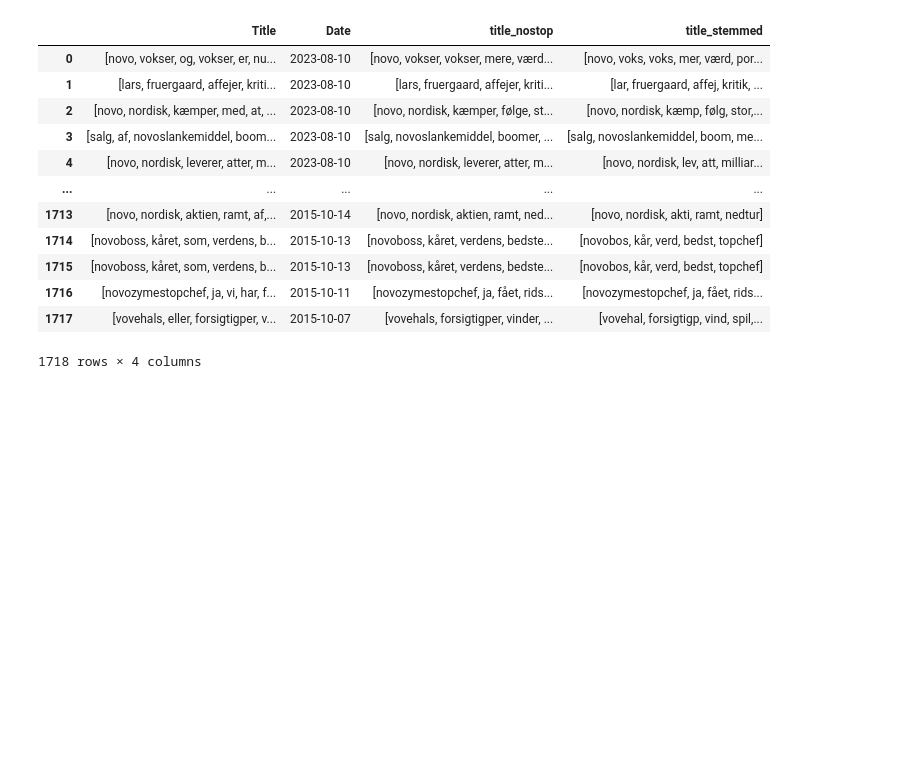
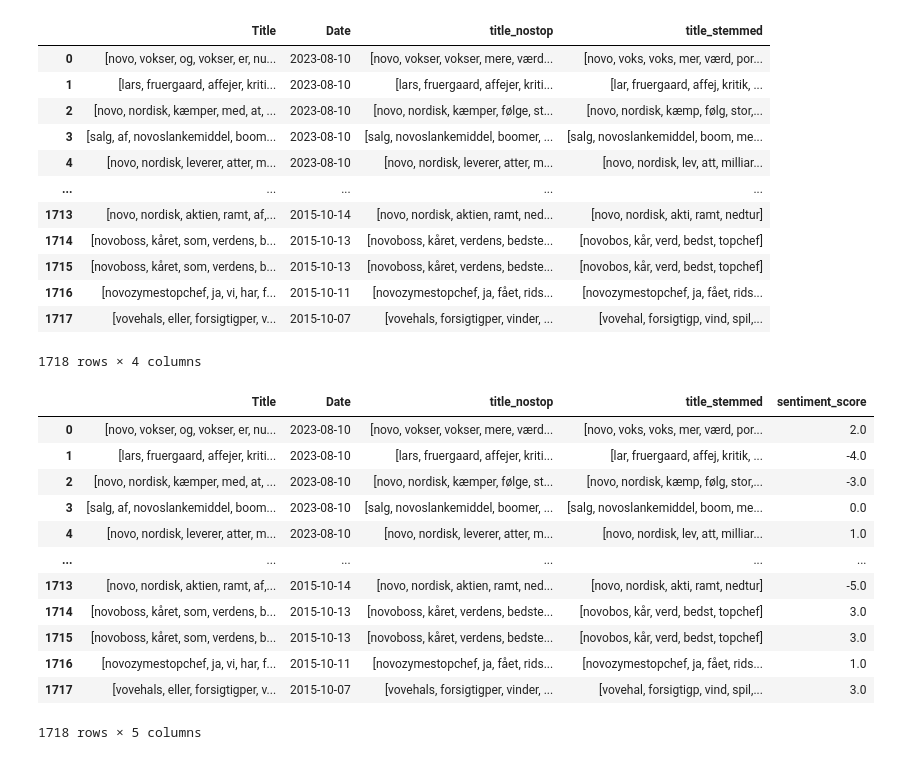
Before and after one commit to lealundjeppesen/kode_koner, a Jupyter notebook: PROJECT/Berlingske_scrape.ipynb, the cells around one changed output. Drawn from its saved outputs; the diff is of its cells as text; code cells hidden in the pictures; blank space fills up the shorter version.

```diff
--- a/PROJECT/Berlingske_scrape.ipynb
+++ b/PROJECT/Berlingske_scrape.ipynb
@@ -276,3 +280,27 @@ df_filtered
 | 1716 | [novozymestopchef, ja, vi, har, f... | 2015-10-11 | [novozymestopchef, ja, fået, rids... | [novozymestopchef, ja, fået, rids... |
 | 1717 | [vovehals, eller, forsigtigper, v... | 2015-10-07 | [vovehals, forsigtigper, vinder, ... | [vovehal, forsigtigp, vind, spil,... |
 1718 rows × 4 columns
+# %%
+#We determne the sentiment using a predefined lexicon
+# Initialize the Afinn object for Danish
+afn = Afinn(language='da', emoticons=True)
+
+# Convert the list of words in 'title_stemmed' to a single string and then apply the AFINN sentiment scoring function
+df_filtered['sentiment_score'] = df_filtered['title_nostop'].apply(lambda title_list: afn.score(' '.join(title_list)))
+
+#Display the Data Frame
+df_filtered
+# %% [output]
+|  | Title | Date | title_nostop | title_stemmed | sentiment_score |
+| 0 | [novo, vokser, og, vokser, er, nu... | 2023-08-10 | [novo, vokser, vokser, mere, værd... | [novo, voks, voks, mer, værd, por... | 2.0 |
+| 1 | [lars, fruergaard, affejer, kriti... | 2023-08-10 | [lars, fruergaard, affejer, kriti... | [lar, fruergaard, affej, kritik, ... | -4.0 |
+| 2 | [novo, nordisk, kæmper, med, at, ... | 2023-08-10 | [novo, nordisk, kæmper, følge, st... | [novo, nordisk, kæmp, følg, stor,... | -3.0 |
+| 3 | [salg, af, novoslankemiddel, boom... | 2023-08-10 | [salg, novoslankemiddel, boomer, ... | [salg, novoslankemiddel, boom, me... | 0.0 |
+| 4 | [novo, nordisk, leverer, atter, m... | 2023-08-10 | [novo, nordisk, leverer, atter, m... | [novo, nordisk, lev, att, milliar... | 1.0 |
+| ... | ... | ... | ... | ... | ... |
+| 1713 | [novo, nordisk, aktien, ramt, af,... | 2015-10-14 | [novo, nordisk, aktien, ramt, ned... | [novo, nordisk, akti, ramt, nedtur] | -5.0 |
+| 1714 | [novoboss, kåret, som, verdens, b... | 2015-10-13 | [novoboss, kåret, verdens, bedste... | [novobos, kår, verd, bedst, topchef] | 3.0 |
+| 1715 | [novoboss, kåret, som, verdens, b... | 2015-10-13 | [novoboss, kåret, verdens, bedste... | [novobos, kår, verd, bedst, topchef] | 3.0 |
+| 1716 | [novozymestopchef, ja, vi, har, f... | 2015-10-11 | [novozymestopchef, ja, fået, rids... | [novozymestopchef, ja, fået, rids... | 1.0 |
+| 1717 | [vovehals, eller, forsigtigper, v... | 2015-10-07 | [vovehals, forsigtigper, vinder, ... | [vovehal, forsigtigp, vind, spil,... | 3.0 |
+1718 rows × 5 columns
```
Also changed, not shown: parts of 5 cells of this notebook.
